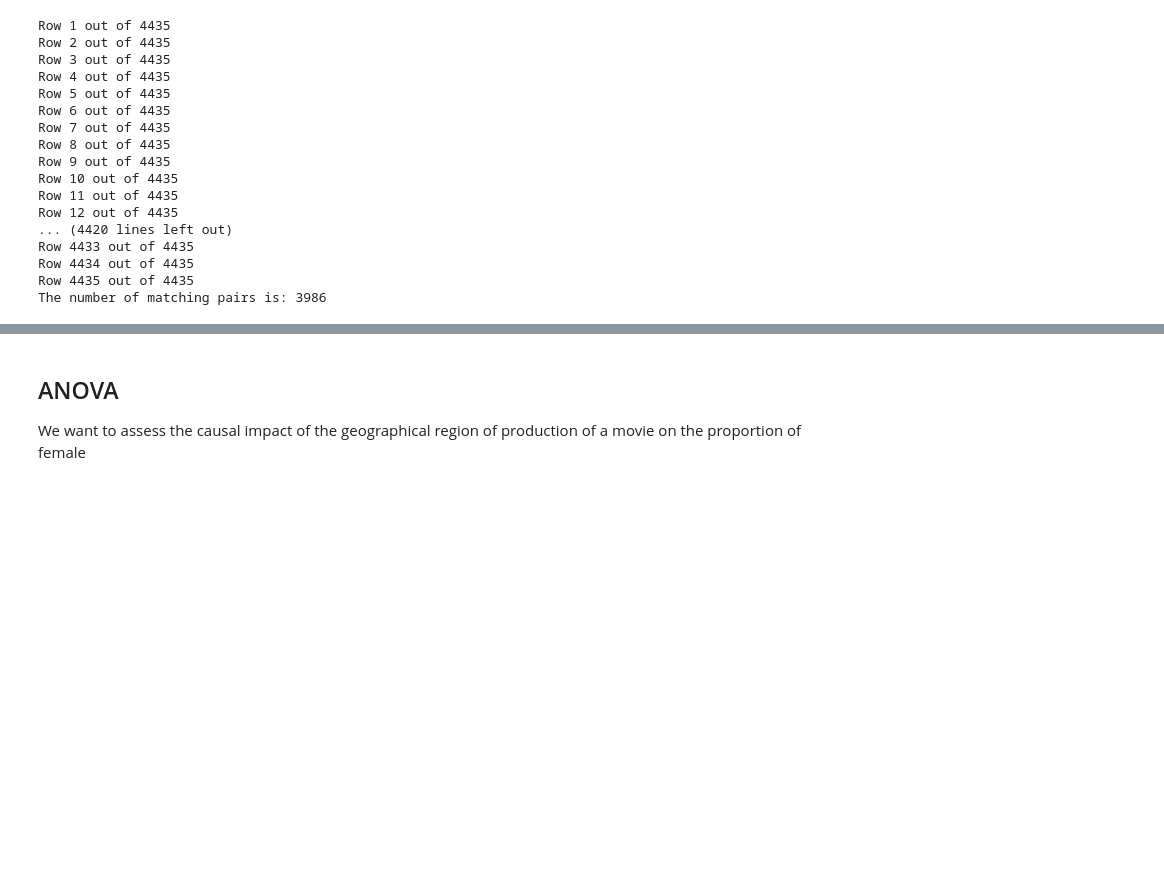
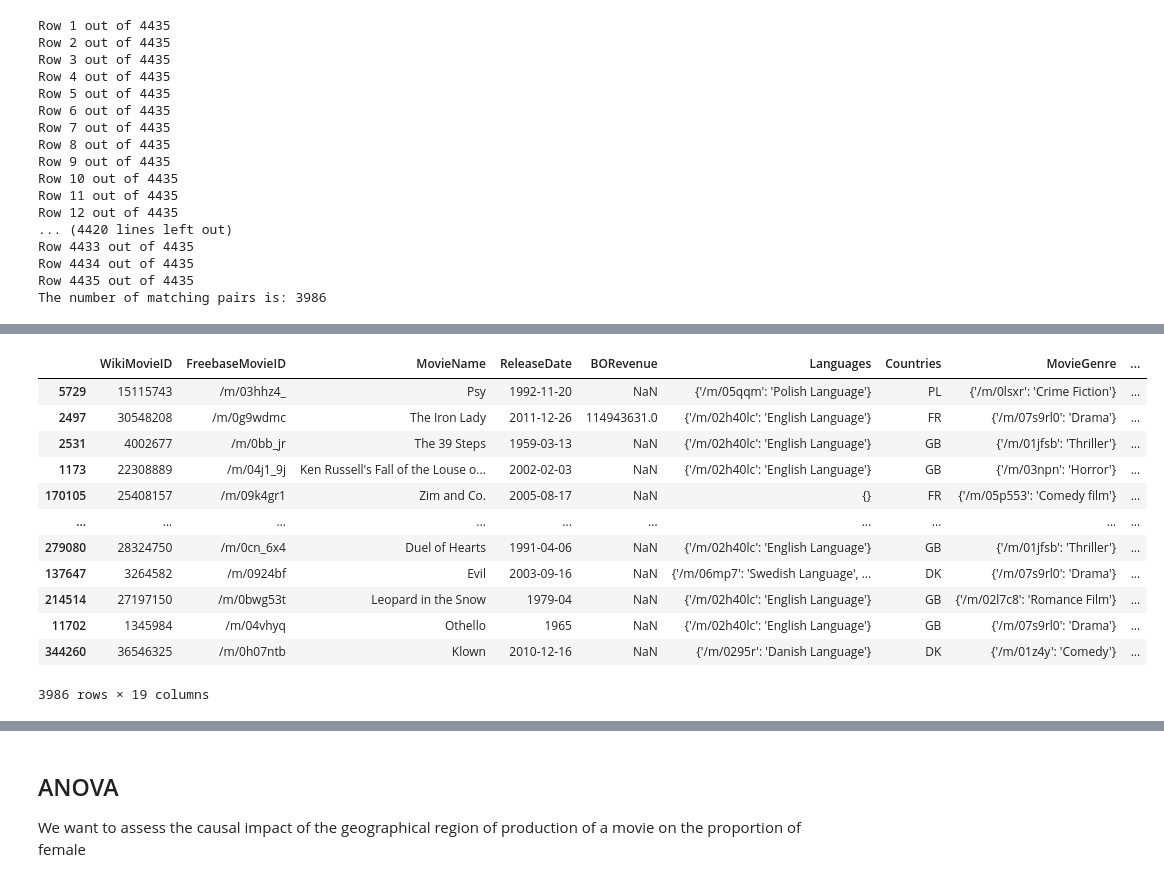
Before and after one commit to epfl-ada/ada-2023-project-teamcajare2023, a Jupyter notebook: P2.ipynb, the cells around one changed output, grey strips where cells are left out. Saved outputs shown, nothing was run; the diff lists cells and outputs as text; code cells hidden in the pictures; blank space fills up the shorter version.

```diff
--- a/P2.ipynb
+++ b/P2.ipynb
@@ -1873,0 +1832,18 @@ balanced_geo
+# %%
+eu_from_pair_eu_us = df_pair_eu_us[df_pair_eu_us['Continent']=='EU']
+us_from_pair_eu_us = df_pair_eu_us[df_pair_eu_us['Countries']=='US']
+display(eu_from_pair_eu_us)
+# %% [output]
+|  | WikiMovieID | FreebaseMovieID | MovieName | ReleaseDate | BORevenue | Languages | Countries | MovieGenre | ... |
+| 5729 | 15115743 | /m/03hhz4_ | Psy | 1992-11-20 | NaN | {'/m/05qqm': 'Polish Language'} | PL | {'/m/0lsxr': 'Crime Fiction'} | ... |
+| 2497 | 30548208 | /m/0g9wdmc | The Iron Lady | 2011-12-26 | 114943631.0 | {'/m/02h40lc': 'English Language'} | FR | {'/m/07s9rl0': 'Drama'} | ... |
+| 2531 | 4002677 | /m/0bb_jr | The 39 Steps | 1959-03-13 | NaN | {'/m/02h40lc': 'English Language'} | GB | {'/m/01jfsb': 'Thriller'} | ... |
+| 1173 | 22308889 | /m/04j1_9j | Ken Russell's Fall of the Louse o... | 2002-02-03 | NaN | {'/m/02h40lc': 'English Language'} | GB | {'/m/03npn': 'Horror'} | ... |
+| 170105 | 25408157 | /m/09k4gr1 | Zim and Co. | 2005-08-17 | NaN | {} | FR | {'/m/05p553': 'Comedy film'} | ... |
+| ... | ... | ... | ... | ... | ... | ... | ... | ... | ... |
+| 279080 | 28324750 | /m/0cn_6x4 | Duel of Hearts | 1991-04-06 | NaN | {'/m/02h40lc': 'English Language'} | GB | {'/m/01jfsb': 'Thriller'} | ... |
+| 137647 | 3264582 | /m/0924bf | Evil | 2003-09-16 | NaN | {'/m/06mp7': 'Swedish Language', ... | DK | {'/m/07s9rl0': 'Drama'} | ... |
+| 214514 | 27197150 | /m/0bwg53t | Leopard in the Snow | 1979-04 | NaN | {'/m/02h40lc': 'English Language'} | GB | {'/m/02l7c8': 'Romance Film'} | ... |
+| 11702 | 1345984 | /m/04vhyq | Othello | 1965 | NaN | {'/m/02h40lc': 'English Language'} | GB | {'/m/07s9rl0': 'Drama'} | ... |
+| 344260 | 36546325 | /m/0h07ntb | Klown | 2010-12-16 | NaN | {'/m/0295r': 'Danish Language'} | DK | {'/m/01z4y': 'Comedy'} | ... |
+3986 rows × 19 columns
```
Also changed, not shown: parts of 21 cells of this notebook.
